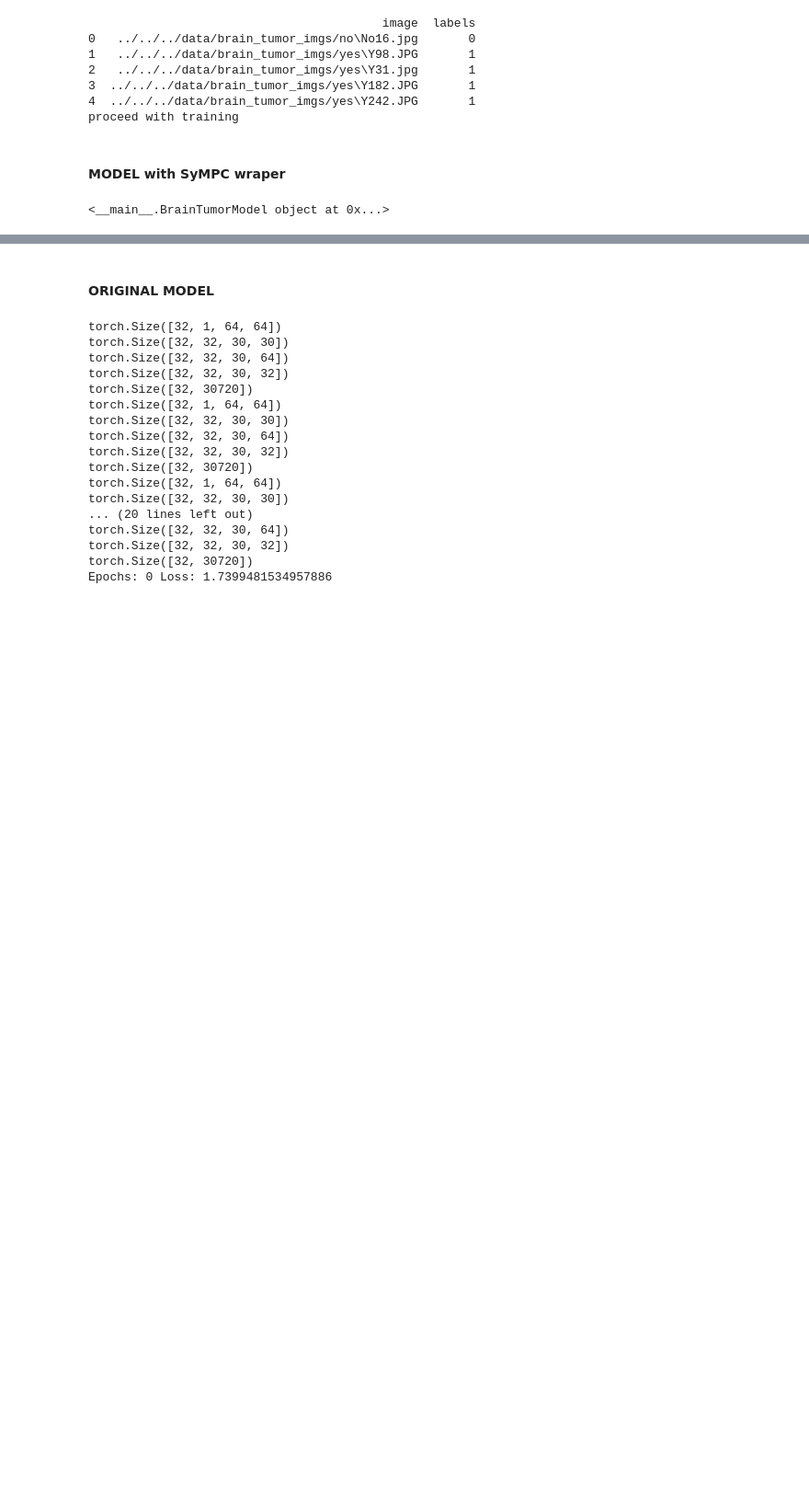
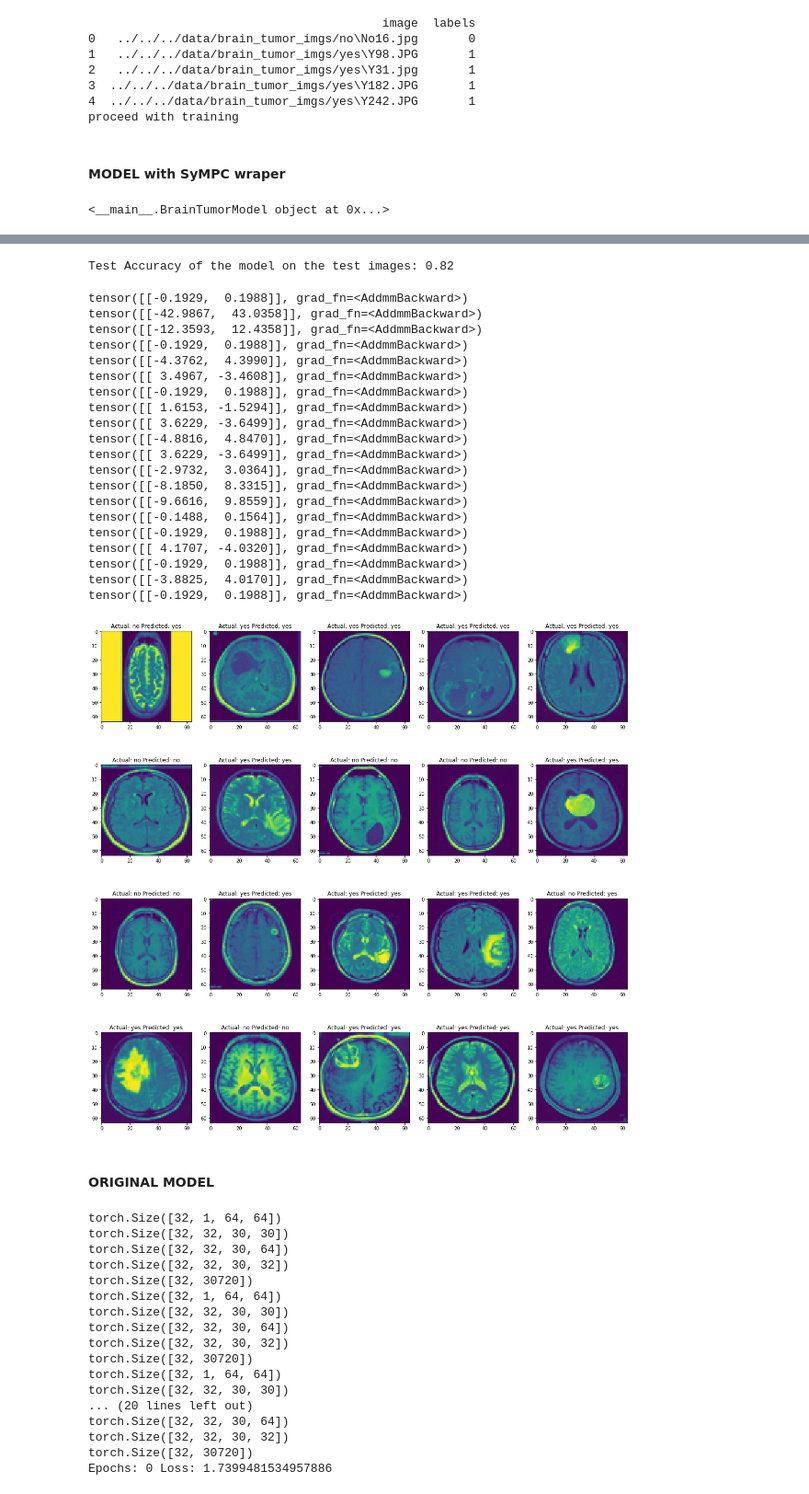
Before and after one commit to ol-msc/ppdm_ml, a Jupyter notebook: notebooks/smpc/cnn_braintumor/brain_tumor_v2.ipynb, the cells around one changed output, grey strips where cells are left out. Shown: that part at 92% size. Saved outputs shown, nothing was run; the diff lists cells and outputs as text; code cells hidden in the pictures; blank space fills up the shorter version.

```diff
--- a/notebooks/smpc/cnn_braintumor/brain_tumor_v2.ipynb
+++ b/notebooks/smpc/cnn_braintumor/brain_tumor_v2.ipynb
@@ -175,3 +193,56 @@ Epochs: 10 Loss: 0.5272745490074158
+# %%
+#Evaluate model
+
+def test(num_of_predictions):
+    model.eval()
+    correctly_predicted = 0
+    with torch.no_grad():
+        for idx, (image, label) in enumerate(dataset):
+            pred = model.forward(image.float())
+            pred = torch.argmax(pred, dim=1)
+            # print(f"PRED: {pred} - LABEL:{label}")
+            correctly_predicted += (pred == label)
+            # print(correctly_predicted)
+            if idx == num_of_predictions: break
+    accuracy = correctly_predicted.sum() / float(num_of_predictions)
+    print(f'Test Accuracy of the model on the test images: {accuracy:.2f}')
+test(250)
+# %% [output]
+Test Accuracy of the model on the test images: 0.82
+# %%
+mapping = {0:'no',1:'yes'}
+fig = plt.figure(figsize=(20,20))
+for i in range(20):
+    data,target = dataset[i]
+    pred = model(data.float())
+    print(pred)
+    pred = torch.argmax(pred,dim=1)
+    plt.subplot(4,5,i+1)
+    plt.imshow(data[0][0].cpu())
+    plt.title(f'Actual: {mapping[target.cpu().detach().item()]} Predicted: {mapping[pred.cpu().detach().item()]}')
+plt.show()
+# %% [output]
+tensor([[-0.1929,  0.1988]], grad_fn=<AddmmBackward>)
+tensor([[-42.9867,  43.0358]], grad_fn=<AddmmBackward>)
+tensor([[-12.3593,  12.4358]], grad_fn=<AddmmBackward>)
+tensor([[-0.1929,  0.1988]], grad_fn=<AddmmBackward>)
+tensor([[-4.3762,  4.3990]], grad_fn=<AddmmBackward>)
+tensor([[ 3.4967, -3.4608]], grad_fn=<AddmmBackward>)
+tensor([[-0.1929,  0.1988]], grad_fn=<AddmmBackward>)
+tensor([[ 1.6153, -1.5294]], grad_fn=<AddmmBackward>)
+tensor([[ 3.6229, -3.6499]], grad_fn=<AddmmBackward>)
+tensor([[-4.8816,  4.8470]], grad_fn=<AddmmBackward>)
+tensor([[ 3.6229, -3.6499]], grad_fn=<AddmmBackward>)
+tensor([[-2.9732,  3.0364]], grad_fn=<AddmmBackward>)
+tensor([[-8.1850,  8.3315]], grad_fn=<AddmmBackward>)
+tensor([[-9.6616,  9.8559]], grad_fn=<AddmmBackward>)
+tensor([[-0.1488,  0.1564]], grad_fn=<AddmmBackward>)
+tensor([[-0.1929,  0.1988]], grad_fn=<AddmmBackward>)
+tensor([[ 4.1707, -4.0320]], grad_fn=<AddmmBackward>)
+tensor([[-0.1929,  0.1988]], grad_fn=<AddmmBackward>)
+tensor([[-3.8825,  4.0170]], grad_fn=<AddmmBackward>)
+tensor([[-0.1929,  0.1988]], grad_fn=<AddmmBackward>)
+[figure, added]
 # %% [markdown]
 #### ORIGINAL MODEL
 # %%
```
Also changed, not shown: parts of 8 cells of this notebook.
